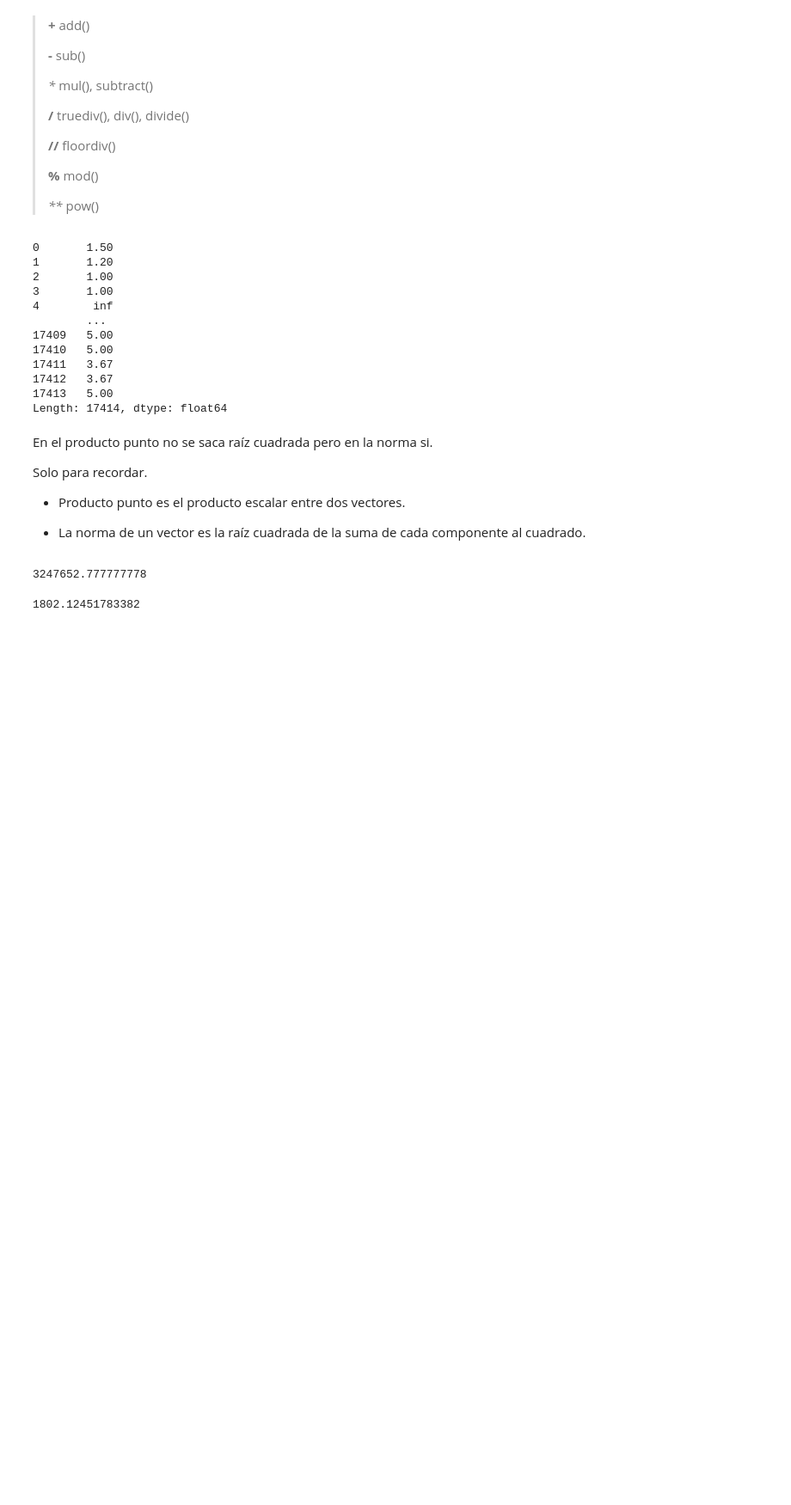
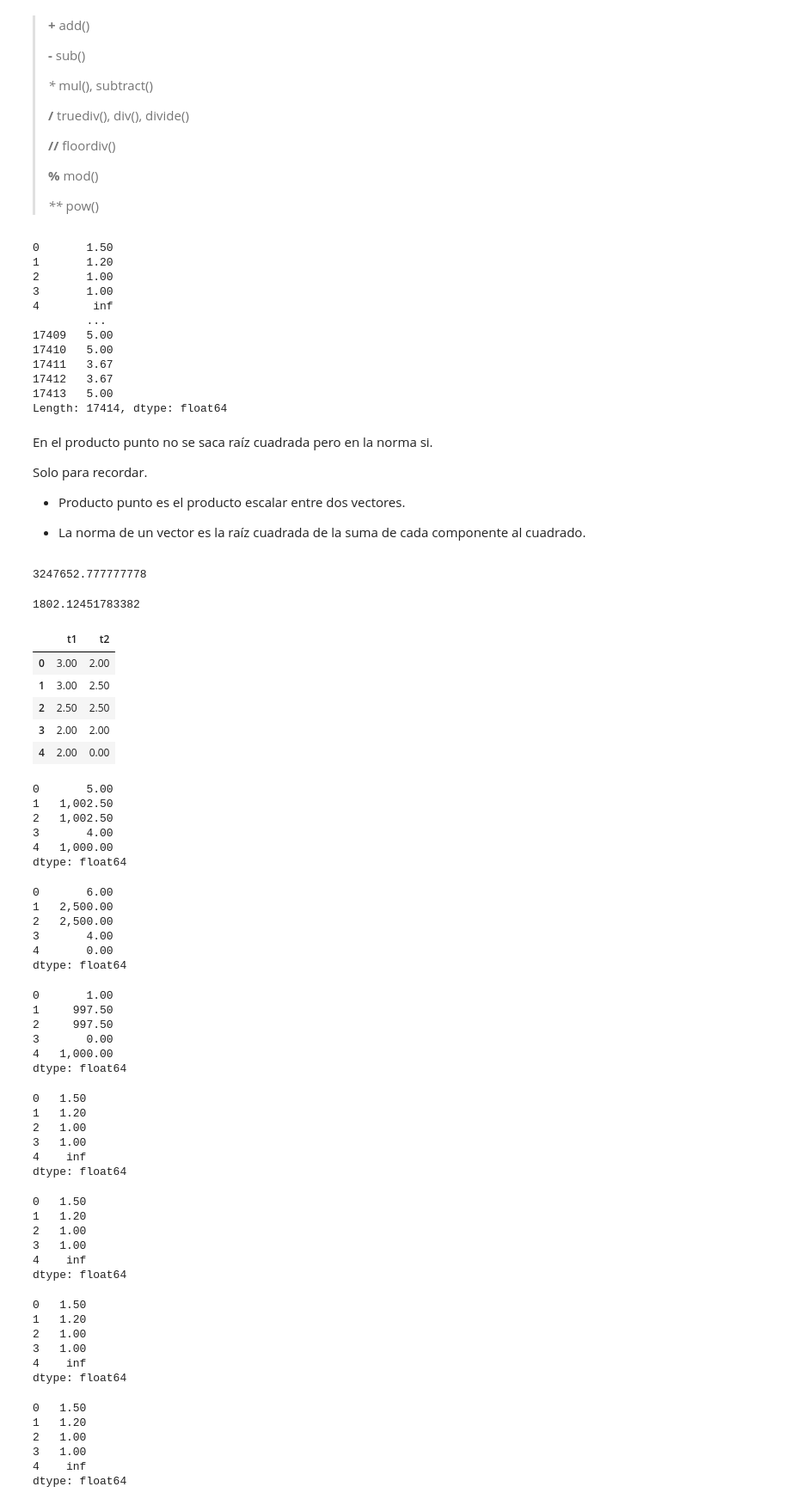
Before and after one commit to FernandoCallasaca/data_science_projects, a Jupyter notebook: 5_maths.ipynb, the cells around one changed output. Shown at 86% size. Cells and saved outputs as stored; diff of their text form; code cells hidden in the pictures; blank space fills up the shorter version.

```diff
--- a/5_maths.ipynb
+++ b/5_maths.ipynb
@@ -309,3 +310,75 @@ df['t1'].dot(df['t1'])
 np.sqrt(df['t1'].dot(df['t1']))
 # %% [output]
 1802.12451783382
+# %%
+df[['t1', 't2']].head()
+# %% [output]
+|  | t1 | t2 |
+| 0 | 3.00 | 2.00 |
+| 1 | 3.00 | 2.50 |
+| 2 | 2.50 | 2.50 |
+| 3 | 2.00 | 2.00 |
+| 4 | 2.00 | 0.00 |
+# %%
+df['t1'].iloc[::3].add(df['t2'], fill_value = 1000).head()
+# %% [output]
+0       5.00
+1   1,002.50
+2   1,002.50
+3       4.00
+4   1,000.00
+dtype: float64
+# %%
+df['t1'].iloc[::3].mul(df['t2'], fill_value = 1000).head()
+# %% [output]
+0       6.00
+1   2,500.00
+2   2,500.00
+3       4.00
+4       0.00
+dtype: float64
+# %%
+df['t1'].iloc[::3].subtract(df['t2'], fill_value = 1000).head()
+# %% [output]
+0       1.00
+1     997.50
+2     997.50
+3       0.00
+4   1,000.00
+dtype: float64
+# %%
+(df['t1']/df['t2']).head()
+# %% [output]
+0   1.50
+1   1.20
+2   1.00
+3   1.00
+4    inf
+dtype: float64
+# %%
+df['t1'].truediv(df['t2'], fill_value = 1000).head()
+# %% [output]
+0   1.50
+1   1.20
+2   1.00
+3   1.00
+4    inf
+dtype: float64
+# %%
+df['t1'].div(df['t2']).head()
+# %% [output]
+0   1.50
+1   1.20
+2   1.00
+3   1.00
+4    inf
+dtype: float64
+# %%
+df['t1'].divide(df['t2']).head()
+# %% [output]
+0   1.50
+1   1.20
+2   1.00
+3   1.00
+4    inf
+dtype: float64
```
Also changed, not shown: parts of 7 cells of this notebook.
